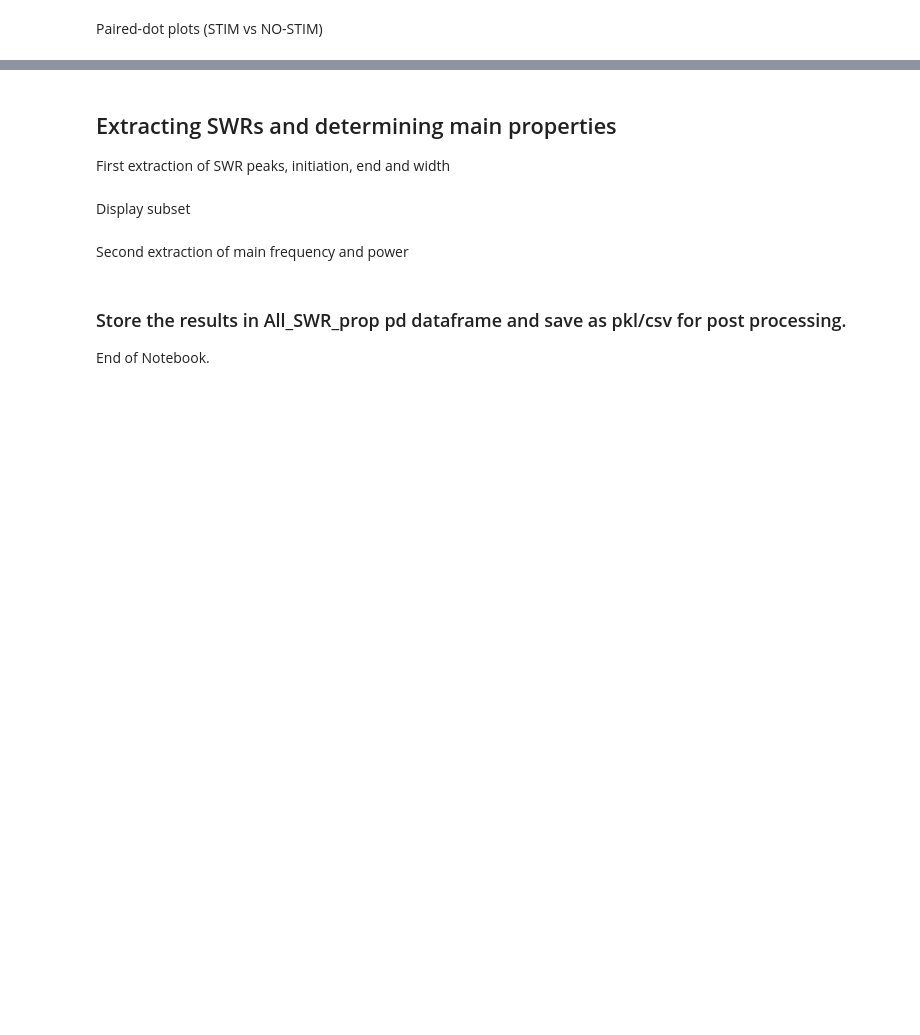
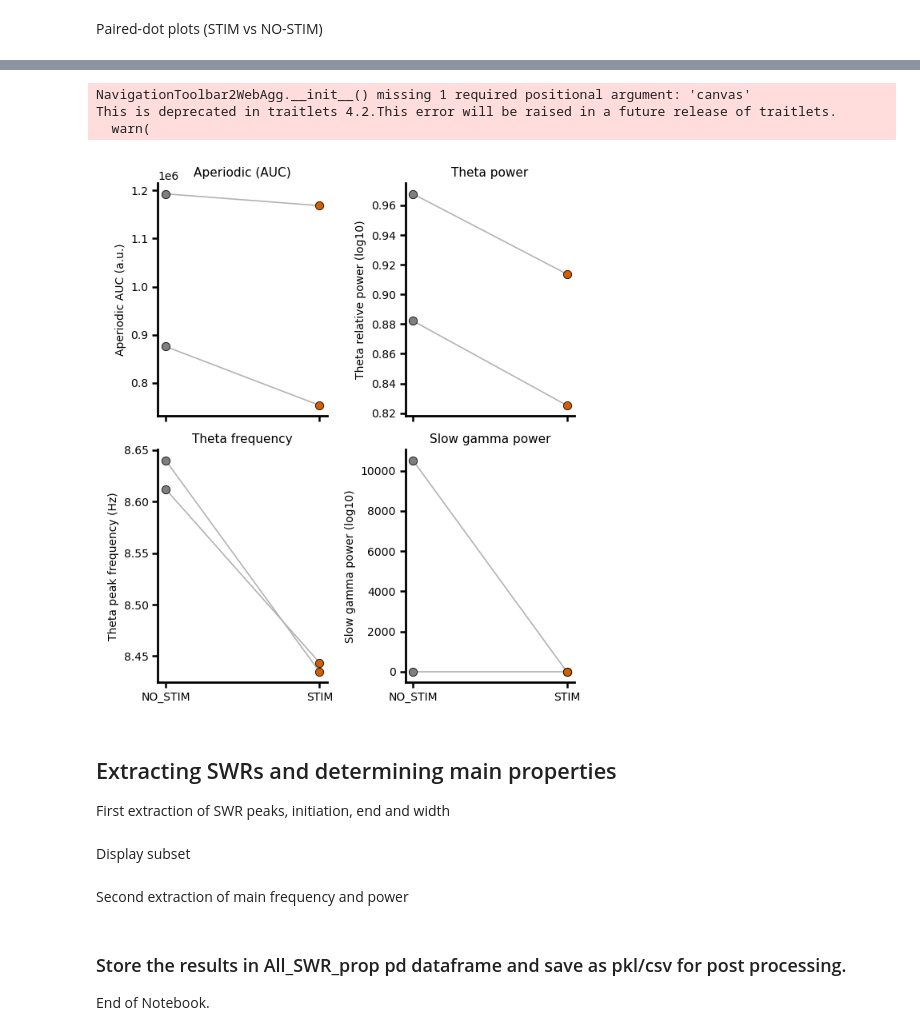
Before and after one commit to Koushouu/Cheeseboard, a Jupyter notebook: LFP/general/XM_PSD_theta.ipynb, the cells around one changed output, grey strips where cells are left out. Cells and saved outputs as stored; diff of their text form; code cells hidden in the pictures; blank space fills up the shorter version.

```diff
--- a/LFP/general/XM_PSD_theta.ipynb
+++ b/LFP/general/XM_PSD_theta.ipynb
@@ -716,3 +987,49 @@ plt.show()
+# %%
+fig, axes = plt.subplots(2, 2, figsize=(6.2, 7), sharex=True)
+
+# 1) Aperiodic AUC (3–15 + 15–150 Hz)
+paired_dotplot(
+    axes[0, 0],
+    aper_auc_off,
+    aper_auc_on,
+    ylabel="Aperiodic AUC (a.u.)",
+    title="Aperiodic (AUC)"
+)
+
+# 2) Theta relative power (FOOOF peak height)
+paired_dotplot(
+    axes[0, 1],
+    theta_pow_off,
+    theta_pow_on,
+    ylabel="Theta relative power (log10)",
+    title="Theta power"
+)
+
+# 3) Theta peak frequency
+paired_dotplot(
+    axes[1, 0],
+    theta_freq_off,
+    theta_freq_on,
+    ylabel="Theta peak frequency (Hz)",
+    title="Theta frequency"
+)
+
+# 4) Slow gamma power (FOOOF peak height)
+paired_dotplot(
+    axes[1, 1],
+    gamma_pow_off,
+    gamma_pow_on,
+    ylabel="Slow gamma power (log10)",
+    title="Slow gamma power"
+)
+
+plt.tight_layout()
+plt.show()
+# %% [output]
+NavigationToolbar2WebAgg.__init__() missing 1 required positional argument: 'canvas'
+This is deprecated in traitlets 4.2.This error will be raised in a future release of traitlets.
+  warn(
+[figure, added]
 # %% [markdown]
 ## Extracting SWRs and determining main properties
 
```
Also changed, not shown: parts of 24 cells of this notebook, 1 other file.
